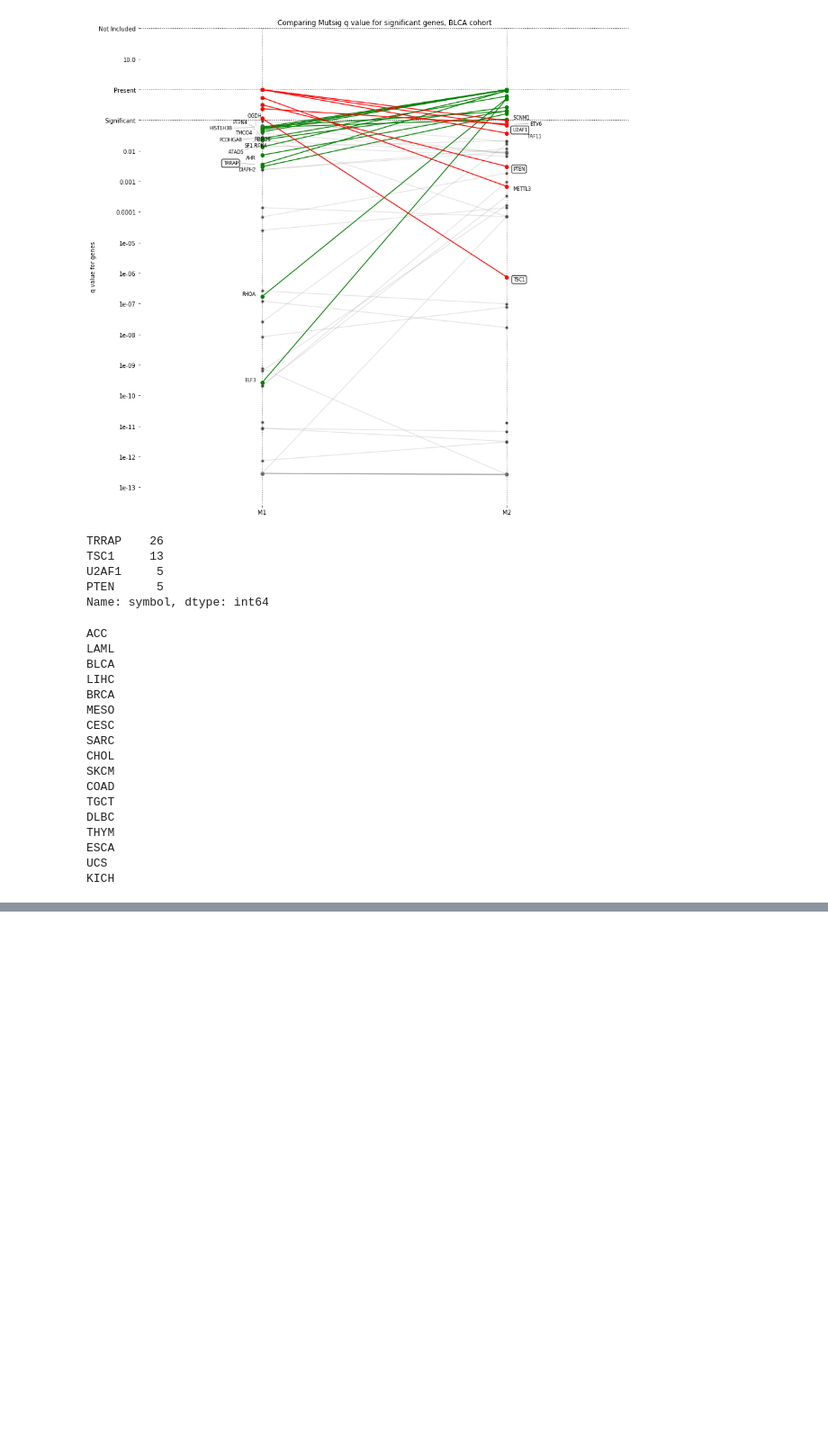
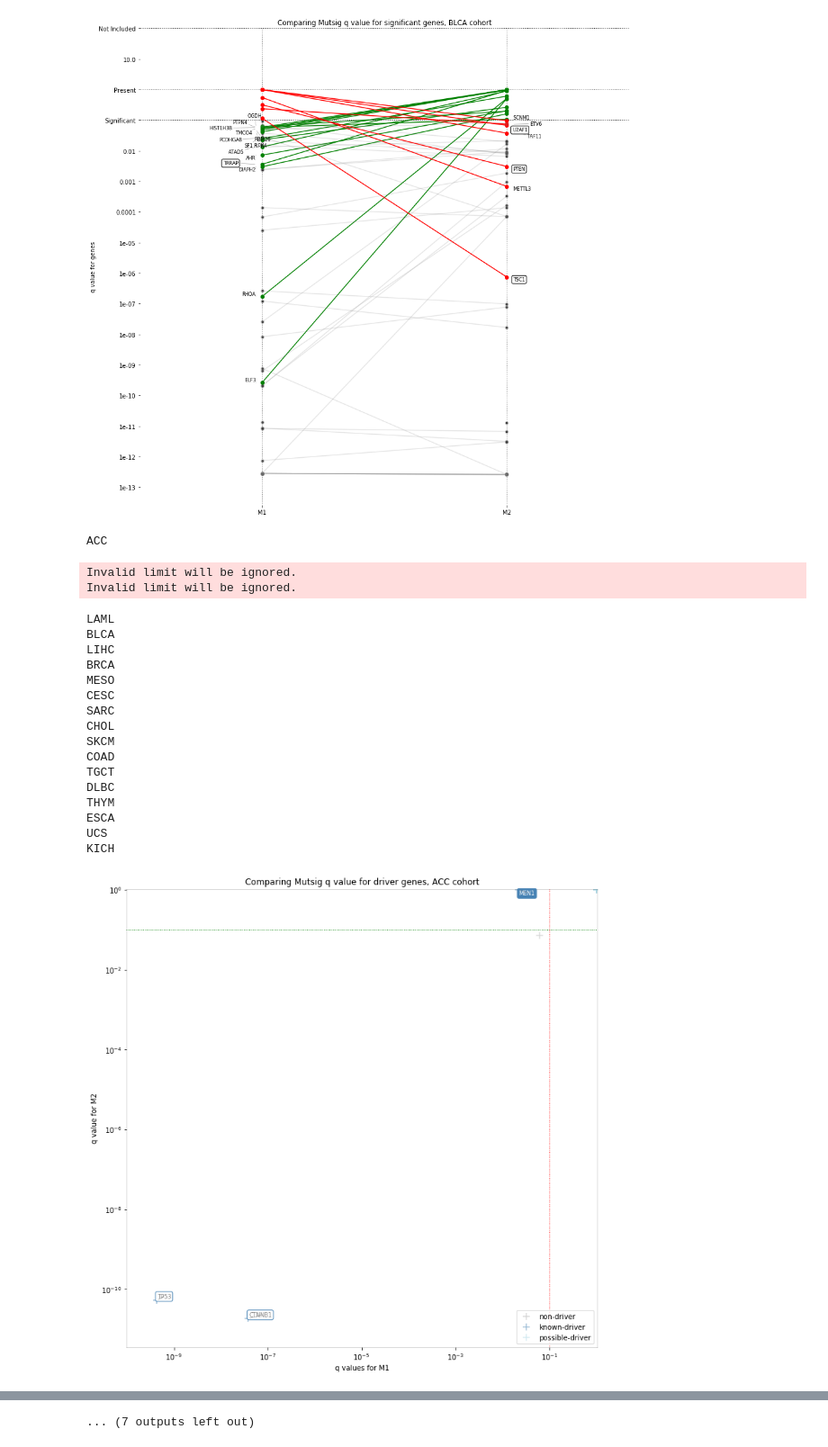
Before and after one commit to getzlab/mutect-benchmark, a Jupyter notebook: src/Mutsig.ipynb, the cells around one changed output, grey strips where cells are left out. Shown at 90% size. Cells and saved outputs as stored; diff of their text form; code cells hidden in the pictures; blank space fills up the shorter version.

```diff
--- a/src/Mutsig.ipynb
+++ b/src/Mutsig.ipynb
@@ -295,41 +304,35 @@ def plot_q2(cohort):
 plot_q2("BLCA")
 # %% [output]
 [figure]
-# %%
-dd = get_diff_driver_calls('BLCA')
-dd.symbol.value_counts() # matches the plot
-# %% [output]
-TRRAP    26
-TSC1     13
-U2AF1     5
-PTEN      5
-Name: symbol, dtype: int64
 # %%
 dirs = ["ACC", "LAML", "BLCA", "LIHC", "BRCA", "MESO", "CESC", "SARC", "CHOL", "SKCM", "COAD", "TGCT", "DLBC", "THYM", "ESCA", "UCS", "KICH"]
 
 for cc in dirs:
     print(cc)
     if cc == "LAML":
         continue
-    pass
-#     scatter_q(cc)
+#     pass
+    scatter_q(cc)
 #     plot_q2(cc)
 #     get_diff_driver_calls(cc)
 # %% [output]
 ACC
-LAML
-BLCA
-LIHC
-BRCA
-MESO
-CESC
-SARC
-CHOL
-SKCM
-COAD
-TGCT
-DLBC
-THYM
-ESCA
-UCS
-KICH
+Invalid limit will be ignored.
+Invalid limit will be ignored.
+LAML
+BLCA
+LIHC
+BRCA
+MESO
+CESC
+SARC
+CHOL
+SKCM
+COAD
+TGCT
+DLBC
+THYM
+ESCA
+UCS
+KICH
+[figure, added]
@@ -336,3 +347,4 @@ KICH
+... (7 outputs left out)
 # %%
 dd
 # %% [output]
```
Also changed, not shown: parts of 3 cells of this notebook, 2 other files.
